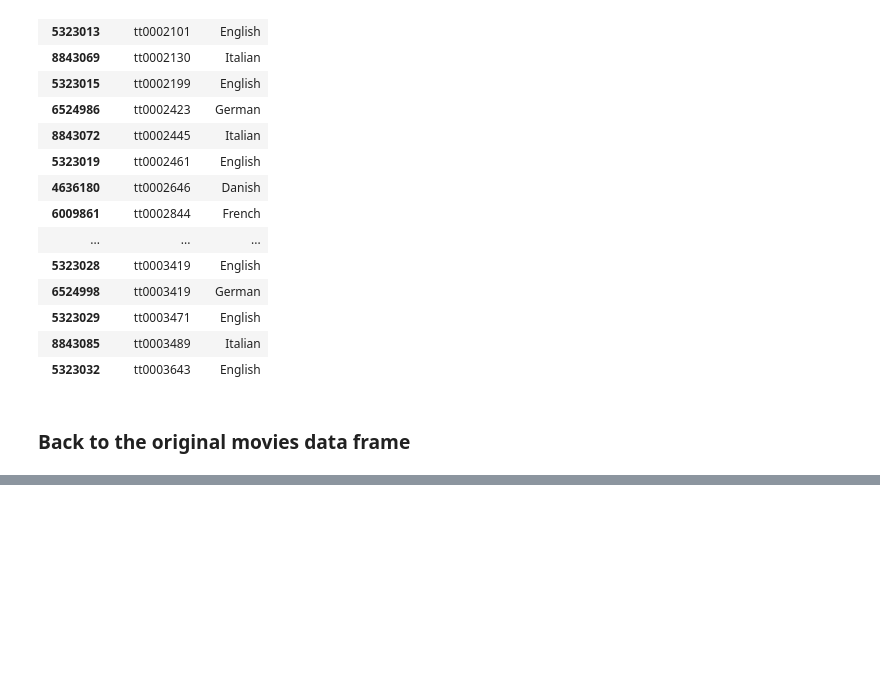
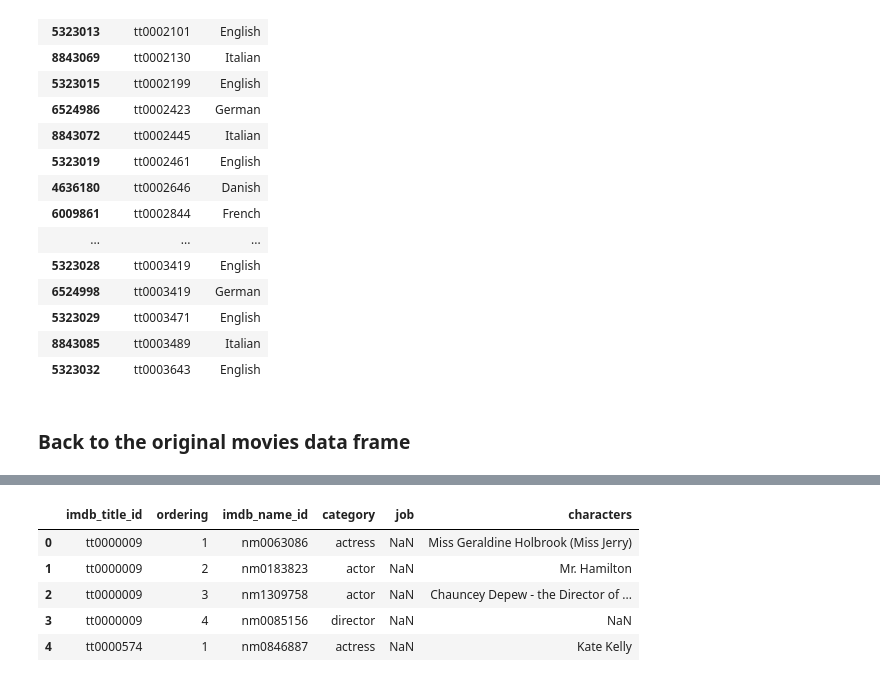
Before and after one commit to mportz/LaWebDeDatos2021, a Jupyter notebook: preprocessing.ipynb, the cells around one changed output, grey strips where cells are left out. Cells and saved outputs as stored; diff of their text form; code cells hidden in the pictures; blank space fills up the shorter version.

```diff
--- a/preprocessing.ipynb
+++ b/preprocessing.ipynb
@@ -244,0 +293,12 @@ movies_df.to_csv('./data/preprocessed/movies.csv', sep=',', header=True, index=F
+# %%
+# unpack values in column characters
+titles_df['characters'] = titles_df['characters'].str.lstrip('["').str.rstrip('"]"')
+# %%
+titles_df.head()
+# %% [output]
+|  | imdb_title_id | ordering | imdb_name_id | category | job | characters |
+| 0 | tt0000009 | 1 | nm0063086 | actress | NaN | Miss Geraldine Holbrook (Miss Jerry) |
+| 1 | tt0000009 | 2 | nm0183823 | actor | NaN | Mr. Hamilton |
+| 2 | tt0000009 | 3 | nm1309758 | actor | NaN | Chauncey Depew - the Director of ... |
+| 3 | tt0000009 | 4 | nm0085156 | director | NaN | NaN |
+| 4 | tt0000574 | 1 | nm0846887 | actress | NaN | Kate Kelly |
```
Also changed, not shown: parts of 8 cells of this notebook, 2 other files.
